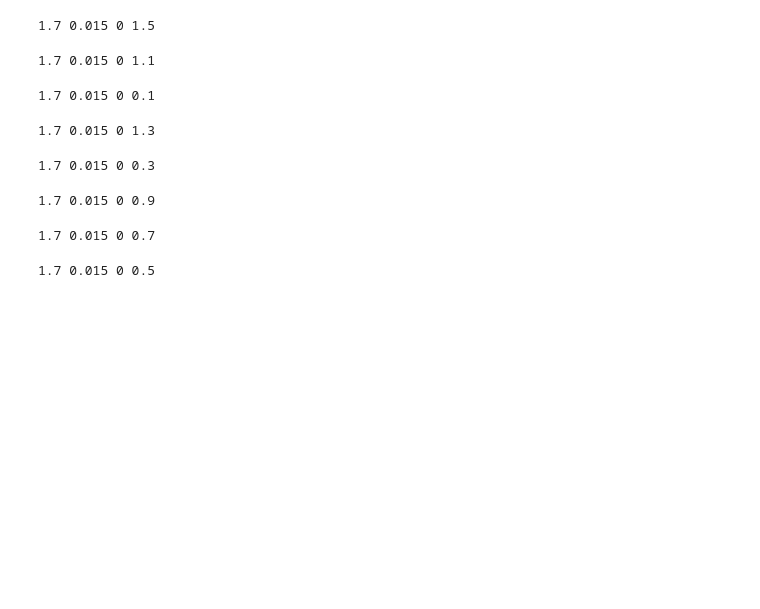
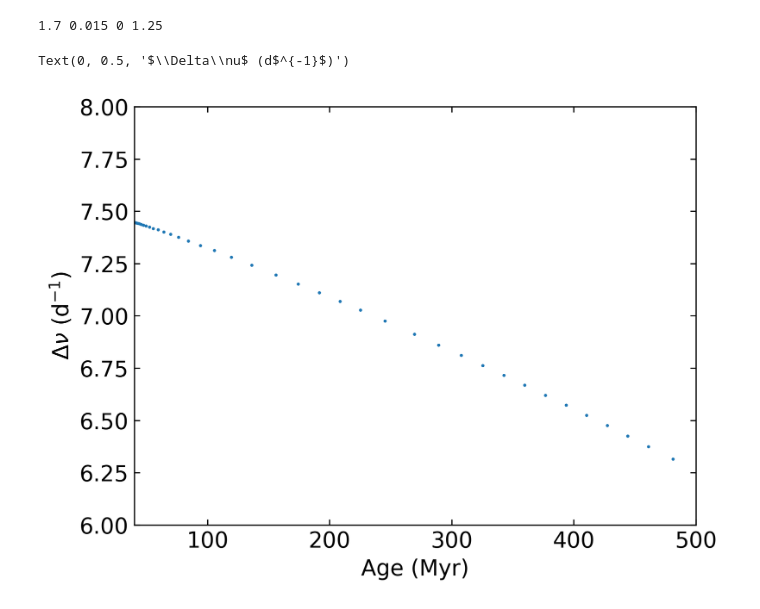
Before and after one commit to gautam-404/MESA-tests, a Jupyter notebook: comp.ipynb, the cells around one changed output. Cells and saved outputs as stored; diff of their text form; code cells hidden in the pictures; blank space fills up the shorter version.

```diff
--- a/comp.ipynb
+++ b/comp.ipynb
@@ -140,21 +133,28 @@ for m, z, v, var in combinations:
     data_dict[key]['log_Teff'] = hist['log_Teff'].values
     data_dict[key] = pd.merge(data_dict[key], get_freqs(freqs, ages, k), on="age")
     ages = np.arange(0, data_dict[key].iloc[-1]["age"], 0.1)
-    new_df = pd.DataFrame()
-    new_df["age"] = ages
-    for column in data_dict[key].columns[1:]:
-        new_df[column] = interp(data_dict[key]["age"], data_dict[key][column], ages)
-    data_dict[key] = new_df
+    # new_df = pd.DataFrame()
+    # new_df["age"] = ages
+    # for column in data_dict[key].columns[1:]:
+    #     new_df[column] = interp(data_dict[key]["age"], data_dict[key][column], ages)
+    # data_dict[key] = new_df
     k += 1
 # %% [output]
-1.7 0.015 0 1.5
+1.7 0.015 0 1.25
-1.7 0.015 0 1.1
-1.7 0.015 0 0.1
-1.7 0.015 0 1.3
-1.7 0.015 0 0.3
-1.7 0.015 0 0.9
-1.7 0.015 0 0.7
-1.7 0.015 0 0.5
+# %%
+key = "M=1.7_Z=0.015_V=0_var=1.25"
+age = data_dict[key]["age"]
+Dnu = data_dict[key]["Dnu"]
+
+plt.scatter(age, Dnu, s=1)
+# plt.xlim(0, 40)
+plt.xlim(40, 500)
+plt.ylim(6, 8)
+plt.xlabel("Age (Myr)")
+plt.ylabel(r"$\Delta\nu$ (d$^{-1}$)")
+# %% [output]
+Text(0, 0.5, '$\\Delta\\nu$ (d$^{-1}$)')
+[figure, added]
 # %%
 from scipy.signal import savgol_filter  as filter
 # from scipy.signal import medfilt as filter
```
Also changed, not shown: parts of 6 cells of this notebook, 3 other files.
